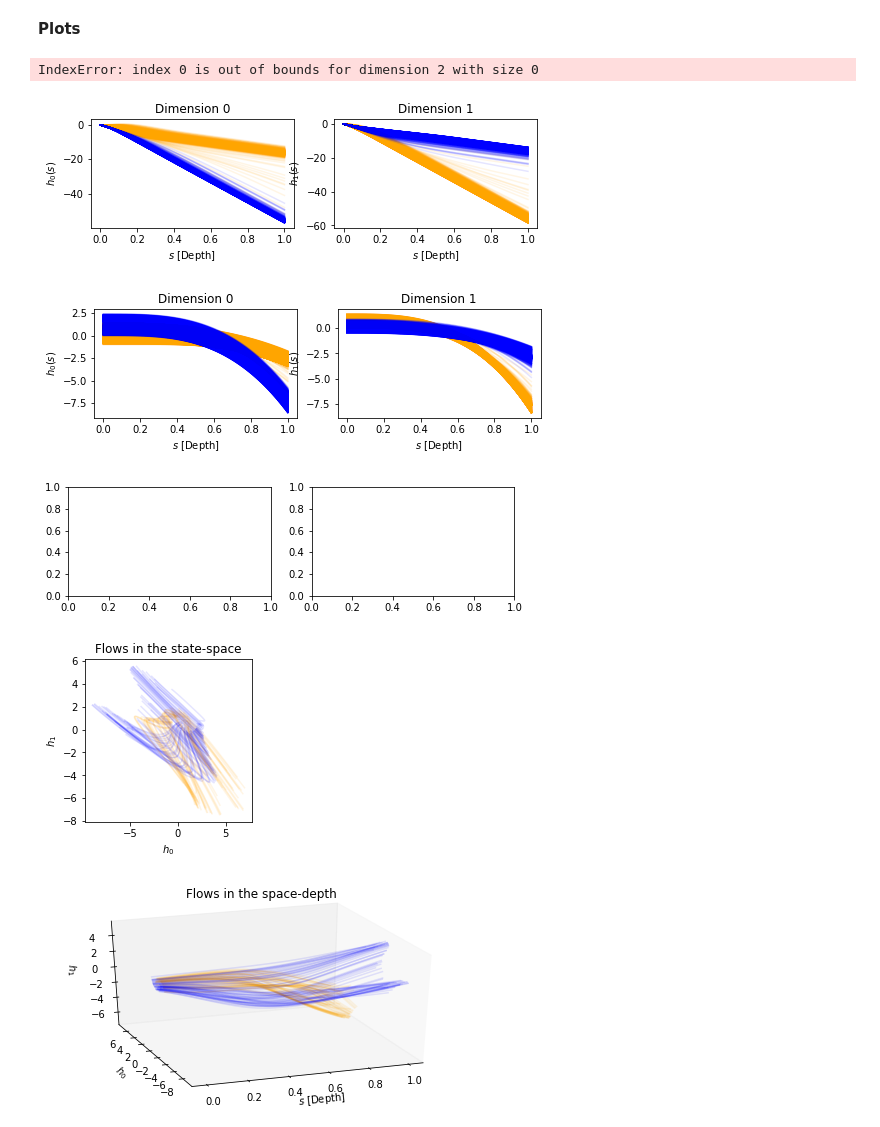
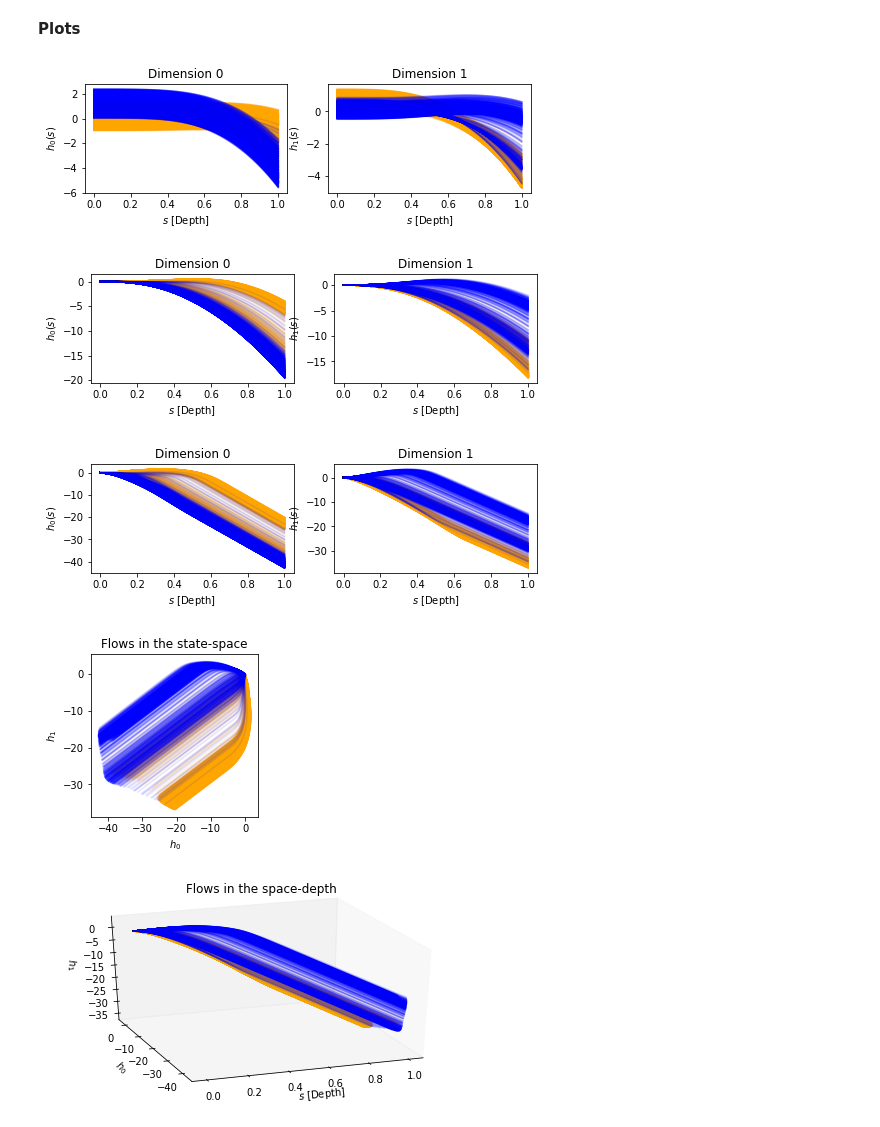
Before and after one commit to DiffEqML/torchdyn, a Jupyter notebook: tutorials/06_higher_order.ipynb, the cells around one changed output. Saved outputs shown, nothing was run; the diff lists cells and outputs as text; code cells hidden in the pictures.

```diff
--- a/tutorials/06_higher_order.ipynb
+++ b/tutorials/06_higher_order.ipynb
@@ -66,10 +64,8 @@ from torch.autograd import grad as grad
 # %%
-import pdb
-class intloss(nn.Module):
+class IntegralWReg(nn.Module):
     def __init__(self, f):
         super().__init__()
         self.f = f
-    def forward(self):
-        #x.requires_grad_(True)
-        loss = 1e-4*torch.abs(self.f(x)).sum(1) #grad(self.f(s, x), x, create_graph=True
+    def forward(self, s, x):
+        loss = 1e-6*torch.abs(self.f(x)).sum(1)
         return loss
@@ -76,14 +76,15 @@ class intloss(nn.Module):
 # %%
 # vector field parametrized by a NN
 f = nn.Sequential(
-        nn.Linear(6, 1024),
+        nn.Linear(6, 64),
         nn.Tanh(),
         nn.Linear(64, 2))
 
-# neural ODE
+# Neural ODE
 model = NeuralDE(f,
                  order=3,
                  solver='dopri5',
                  sensitivity='adjoint',
-                 intloss=None).to(device)
+                 intloss=IntegralWReg(f)).to(device)
+
 seq = nn.Sequential(Augmenter(1, 4, order='last'), model)
@@ -113,21 +111,20 @@ X_d = seq[0](X_train)
 trajectory = model.trajectory(X_d, s_span).detach().cpu()
 # %%
 # Trajectories in the depth domain
-plot_2D_depth_trajectory(s_span, trajectory[:,:,-2:], yn, len(X))
 plot_2D_depth_trajectory(s_span, trajectory[:,:,:2], yn, len(X))
-plot_2D_depth_trajectory(s_span, trajectory[:,:,2:2], yn, len(X))
+plot_2D_depth_trajectory(s_span, trajectory[:,:,2:4], yn, len(X))
+plot_2D_depth_trajectory(s_span, trajectory[:,:,4:], yn, len(X))
 # %% [output]
-IndexError: index 0 is out of bounds for dimension 2 with size 0
-[figure, old version]
+[figure, new version]
-[figure, old version]
+[figure, new version]
-[figure, old version]
+[figure, new version]
 # %%
 # Trajectories in the state-space
 plot_2D_state_space(trajectory[:,:,-2:], yn, len(X),)
 # %% [output]
-[figure, old version]
+[figure, new version]
 # %%
 # Trajectories in space-depth
 plot_2D_space_depth(s_span, trajectory[:,:,-2:], yn, len(X))
 # %% [output]
-[figure, old version]
+[figure, new version]
```
Also changed, not shown: parts of 10 cells of this notebook.
